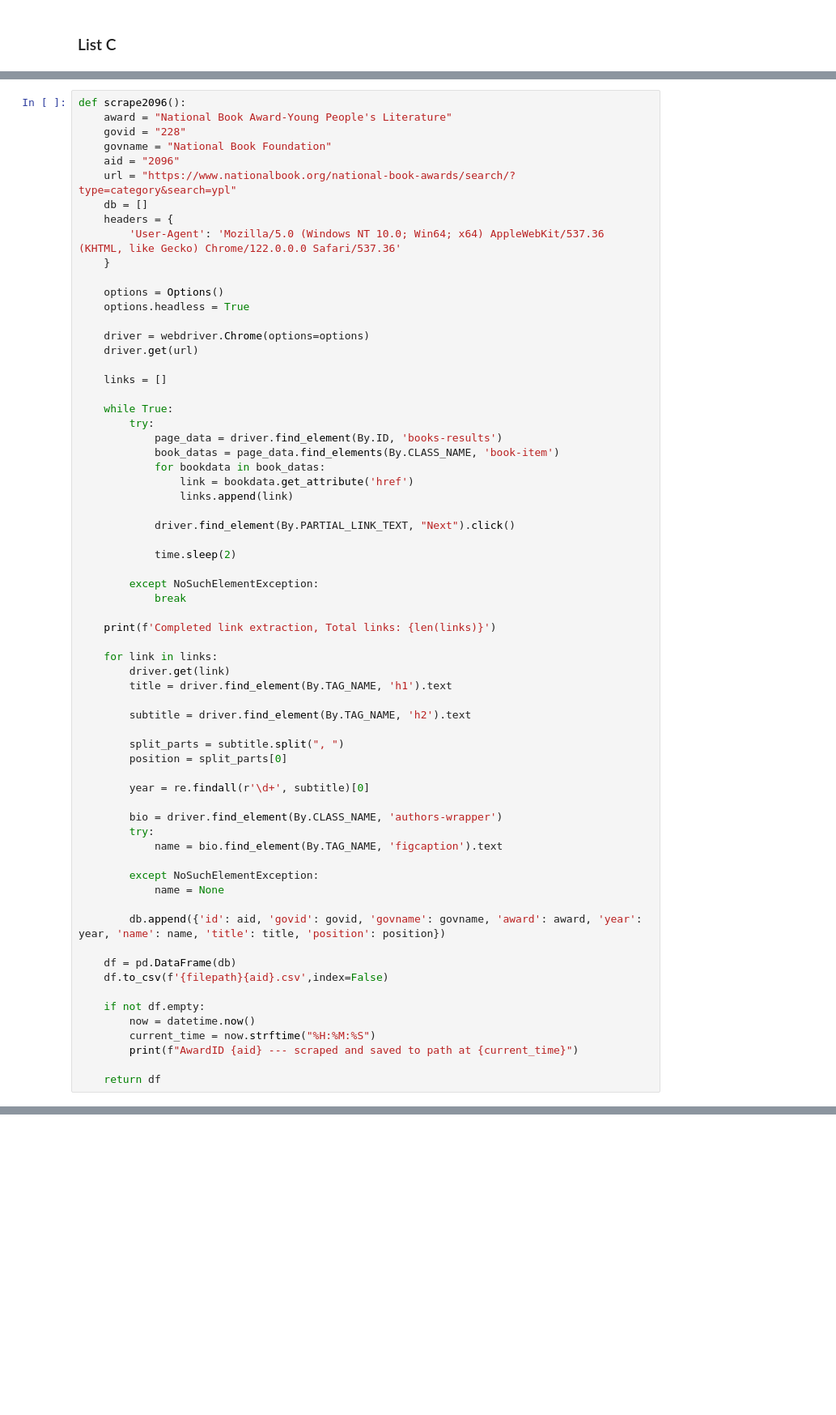
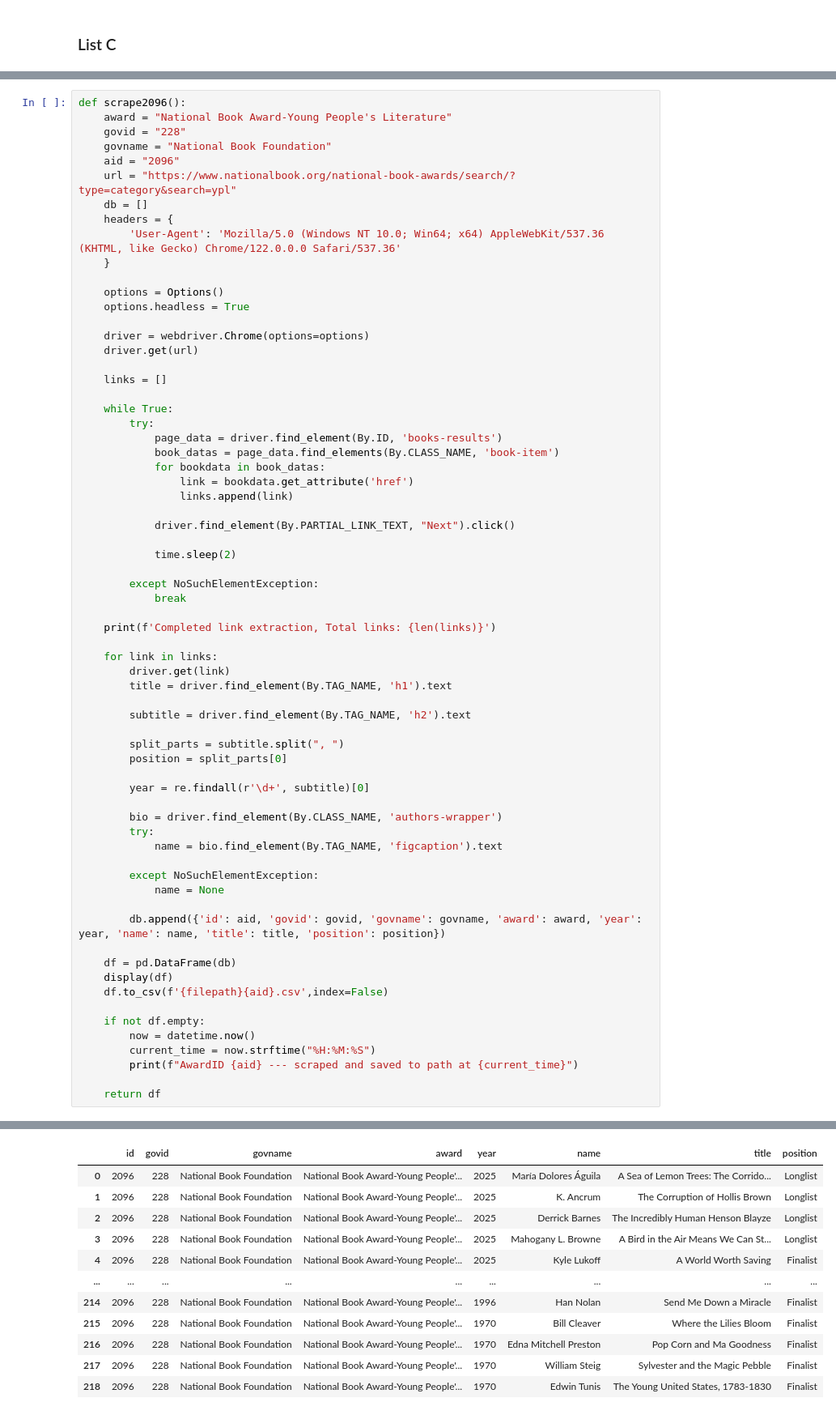
Before and after one commit to acepocalypse/EDA-award-scrape, a Jupyter notebook: Awards Scrape Code.ipynb, the cells around one changed output, grey strips where cells are left out. Shown at 81% size. Saved outputs shown, nothing was run; the diff lists cells and outputs as text; blank space fills up the shorter version.

```diff
--- a/Awards Scrape Code.ipynb
+++ b/Awards Scrape Code.ipynb
@@ -2979,6 +2874,7 @@ def scrape2096():
         db.append({'id': aid, 'govid': govid, 'govname': govname, 'award': award, 'year': year, 'name': name, 'title': title, 'position': position})
 
     df = pd.DataFrame(db)
+    display(df)
     df.to_csv(f'{filepath}{aid}.csv',index=False)
 
     if not df.empty:
@@ -2987,3 +2883,4 @@ def scrape2096():
         print(f"AwardID {aid} --- scraped and saved to path at {current_time}")
 
     return df
+# %% [output]
@@ -2989,0 +2888,12 @@ def scrape2096():
+|  | id | govid | govname | award | year | name | title | position |
+| 0 | 2096 | 228 | National Book Foundation | National Book Award-Young People'... | 2025 | María Dolores Águila | A Sea of Lemon Trees: The Corrido... | Longlist |
+| 1 | 2096 | 228 | National Book Foundation | National Book Award-Young People'... | 2025 | K. Ancrum | The Corruption of Hollis Brown | Longlist |
+| 2 | 2096 | 228 | National Book Foundation | National Book Award-Young People'... | 2025 | Derrick Barnes | The Incredibly Human Henson Blayze | Longlist |
+| 3 | 2096 | 228 | National Book Foundation | National Book Award-Young People'... | 2025 | Mahogany L. Browne | A Bird in the Air Means We Can St... | Longlist |
+| 4 | 2096 | 228 | National Book Foundation | National Book Award-Young People'... | 2025 | Kyle Lukoff | A World Worth Saving | Finalist |
+| ... | ... | ... | ... | ... | ... | ... | ... | ... |
+| 214 | 2096 | 228 | National Book Foundation | National Book Award-Young People'... | 1996 | Han Nolan | Send Me Down a Miracle | Finalist |
+| 215 | 2096 | 228 | National Book Foundation | National Book Award-Young People'... | 1970 | Bill Cleaver | Where the Lilies Bloom | Finalist |
+| 216 | 2096 | 228 | National Book Foundation | National Book Award-Young People'... | 1970 | Edna Mitchell Preston | Pop Corn and Ma Goodness | Finalist |
+| 217 | 2096 | 228 | National Book Foundation | National Book Award-Young People'... | 1970 | William Steig | Sylvester and the Magic Pebble | Finalist |
+| 218 | 2096 | 228 | National Book Foundation | National Book Award-Young People'... | 1970 | Edwin Tunis | The Young United States, 1783-1830 | Finalist |
```
Also changed, not shown: parts of 11 cells of this notebook.
